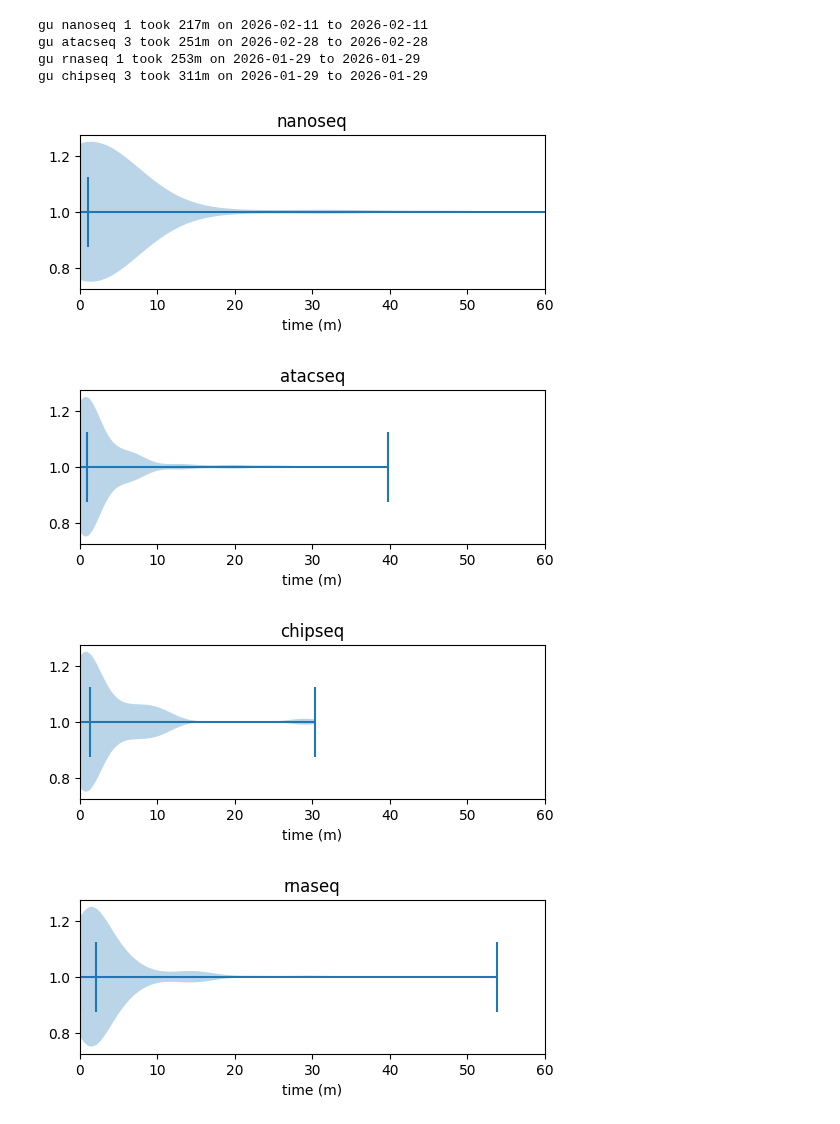
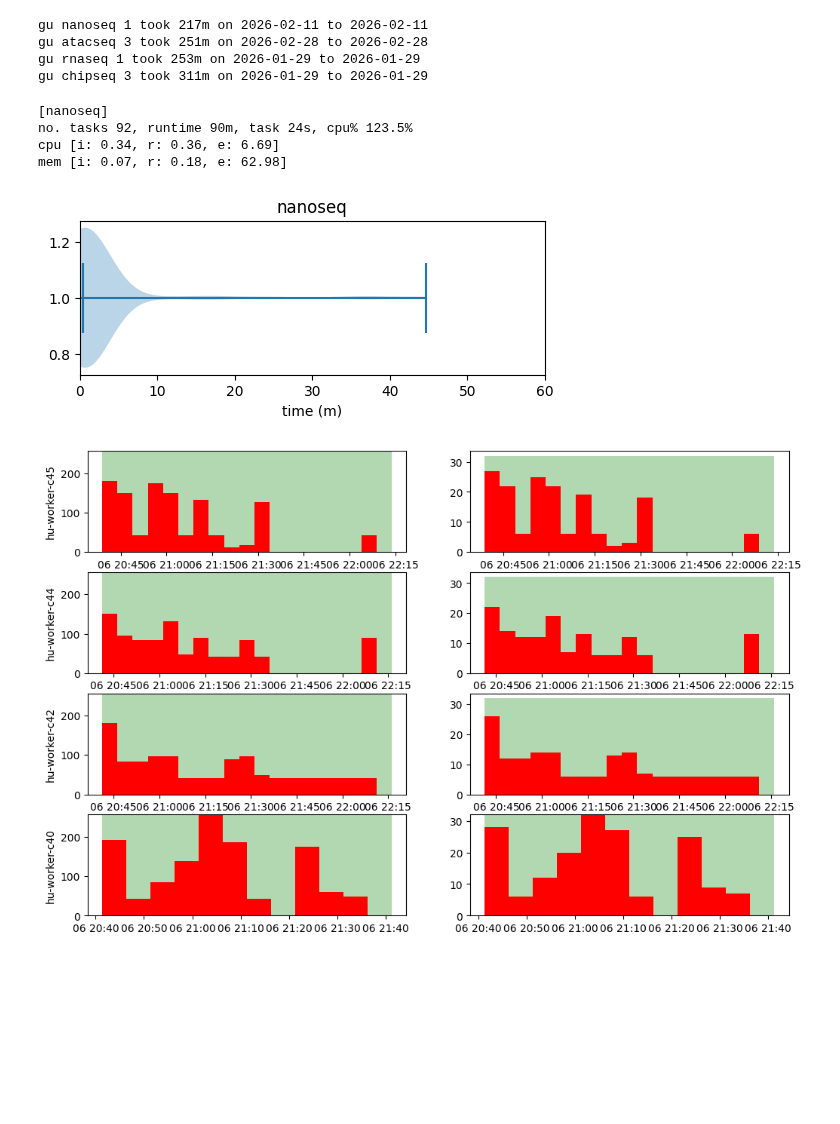
Before and after one commit to GlasgowC3lab/ichnos-results-evaluation, a Jupyter notebook: ext-results/ext-analysis.ipynb, the cells around one changed output. Drawn from its saved outputs; the diff is of its cells as text; code cells hidden in the pictures; blank space fills up the shorter version.

Commit message:
analysing workflow runs

```diff
--- a/ext-results/ext-analysis.ipynb
+++ b/ext-results/ext-analysis.ipynb
@@ -159,3 +163,12 @@ def plot_task_length_fig(vals, workflow):
     plt.xlabel('time (m)')
     plt.xlim(0,60)
     plt.show()
+# %%
+def explore_workflow(wf, wf_df, time, node_mem, run):
+    avg_task_cpu_usage = np.median(wf_df['%cpu'])
+    avg_task_runtime = np.median(wf_df['realtime'] / 1000)
+
+    print(f'[{wf}]')
+    print(f'no. tasks {len(wf_df)}, runtime {time:.0f}m, task {avg_task_runtime:.0f}s, cpu% {avg_task_cpu_usage:.1f}%')
+    print(f'cpu [i: {run['ichnos_pkg']}, r: {run['rapl_pkg']}, e: {run['err_pkg']}]')
+    print(f'mem [i: {run['i_mem_dyn']}, r: {run['rapl_mem']}, e: {run['err_mem']}]')
@@ -162,3 +215,8 @@ def plot_task_length_fig(vals, workflow):
+# %%
+def analyse_workflow(wf, wf_df, time, node_mem, node_cpus, wf_run):
+    explore_workflow(wf, wf_df, time, node_mem, wf_run)
+    plot_task_length_fig(wf_df, wf)
+    plot_node_utilisation(wf_df, node_mem, node_cpus)
 # %%
 rapl_data = {'hu': {}, 'gu': {}}
 rapl_data['hu']['rnaseq'] = process_rapl_data(load_workflow_rapl_readings('hu', 'rnaseq'))
@@ -223,6 +281,12 @@ todo for evaluation?
 rows_hu = all_data[all_data['cluster'] == 'hu'].reset_index()
 median_rows_hu = rows_hu.sort_values(['workflow', 'rapl_total']).groupby('workflow').nth(1)
 print(median_rows_hu.sort_values(['rapl_total']))
+run_nanoseq_hu = median_rows_hu[median_rows_hu['workflow'] == 'nanoseq'].iloc[0]
+run_atacseq_hu = median_rows_hu[median_rows_hu['workflow'] == 'atacseq'].iloc[0]
+run_rangeland_hu = median_rows_hu[median_rows_hu['workflow'] == 'rangeland'].iloc[0]
+run_rnaseq_hu = median_rows_hu[median_rows_hu['workflow'] == 'rnaseq'].iloc[0]
+run_chipseq_hu = median_rows_hu[median_rows_hu['workflow'] == 'chipseq'].iloc[0]
+run_sarek_hu = median_rows_hu[median_rows_hu['workflow'] == 'sarek'].iloc[0]
 # %% [output]
     index cluster   workflow  run  ichnos_pkg  rapl_pkg  err_pkg  i_mem_dyn  rapl_mem  err_mem  ichnos_total  rapl_total  err_total
 13     13      hu    nanoseq    2        0.34      0.36     6.69       0.07      0.18    62.98          0.40        0.54      25.14
@@ -279,13 +333,12 @@ gu nanoseq 1 took 217m on 2026-02-11 to 2026-02-11
 gu atacseq 3 took 251m on 2026-02-28 to 2026-02-28
 gu rnaseq 1 took 253m on 2026-01-29 to 2026-01-29
 gu chipseq 3 took 311m on 2026-01-29 to 2026-01-29
-# %%
-plot_task_length_fig(gu_nanoseq, 'nanoseq')
-plot_task_length_fig(gu_atacseq, 'atacseq')
-plot_task_length_fig(gu_chipseq, 'chipseq')
-plot_task_length_fig(gu_rnaseq, 'rnaseq')
-# %% [output]
-[figure, removed]
-[figure, removed]
-[figure, removed]
-[figure, removed]
+# %%
+analyse_workflow('nanoseq', hu_nanoseq, hu_nanoseq_time, 256, 32, run_nanoseq_hu)
+# %% [output]
+[nanoseq]
+no. tasks 92, runtime 90m, task 24s, cpu% 123.5%
+cpu [i: 0.34, r: 0.36, e: 6.69]
+mem [i: 0.07, r: 0.18, e: 62.98]
+[figure, added]
+[figure, added]
```
Also changed, not shown: parts of 9 cells of this notebook.
